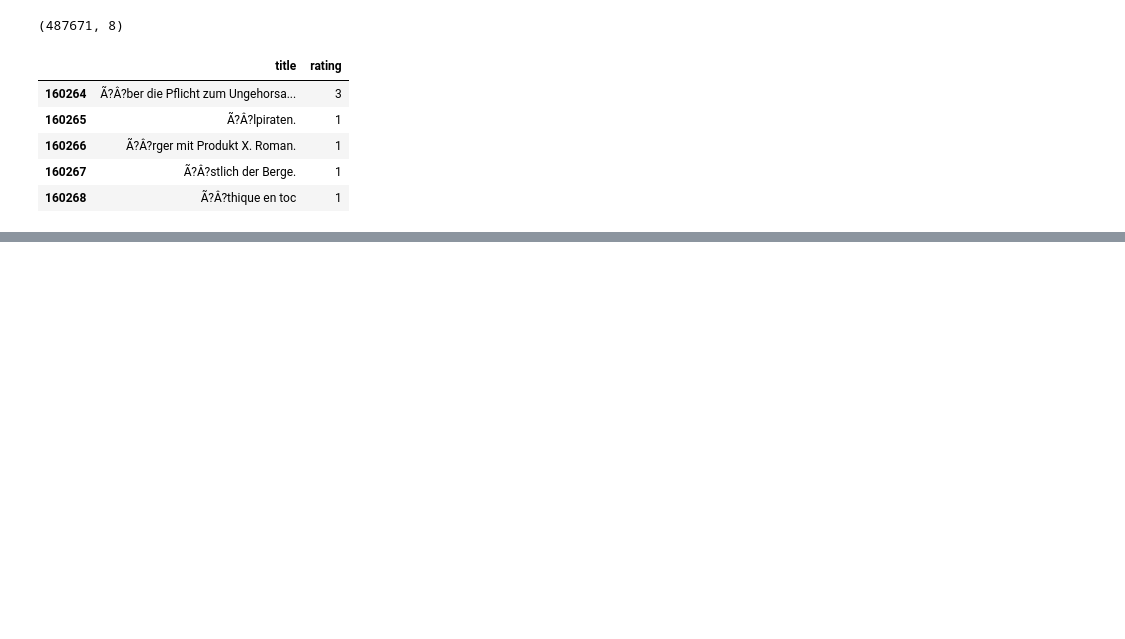
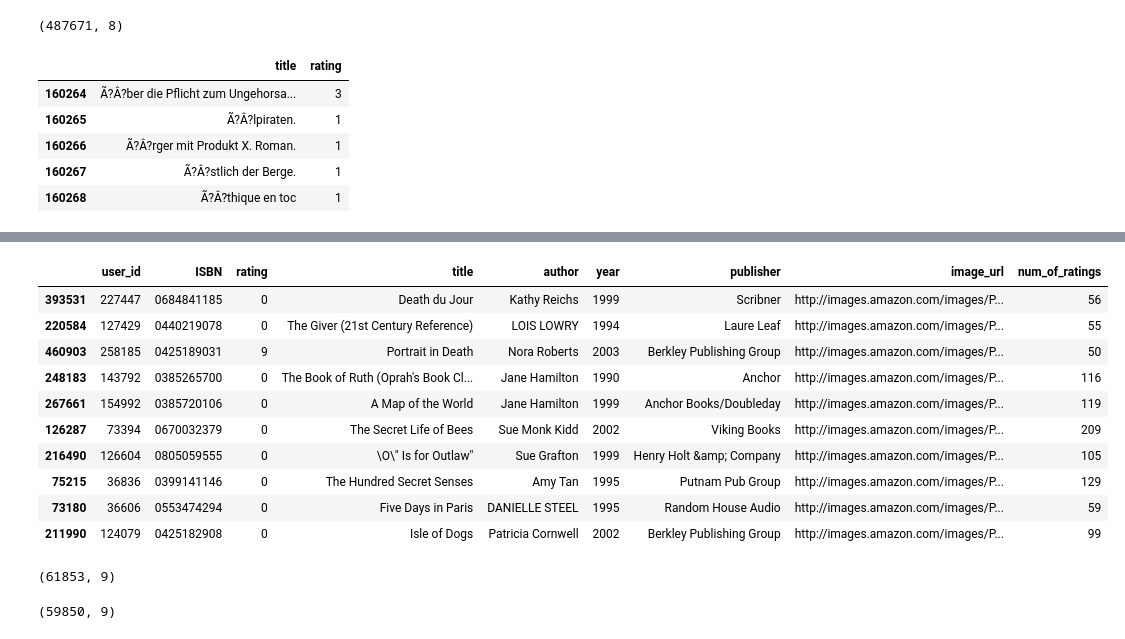
Before and after one commit to vikasjangidmk/Book-Recommender-Systerm-Project-Ineuron, a Jupyter notebook: Book_Recommernder.ipynb, the cells around one changed output, grey strips where cells are left out. Saved outputs shown, nothing was run; the diff lists cells and outputs as text; code cells hidden in the pictures; blank space fills up the shorter version.

```diff
--- a/Book_Recommernder.ipynb
+++ b/Book_Recommernder.ipynb
@@ -218,3 +218,6 @@ num_rating.tail()
 | 160266 | Ã?Â?rger mit Produkt X. Roman. | 1 |
 | 160267 | Ã?Â?stlich der Berge. | 1 |
 | 160268 | Ã?Â?thique en toc | 1 |
+# %%
+num_rating.rename(columns={
+    'rating':'num_of_ratings'}, inplace=True)
@@ -220,0 +242,2 @@ num_rating.tail()
+# %%
+final_rating = ratings_with_books.merge(num_rating, on='title')
@@ -220,0 +257,2 @@ num_rating.tail()
+# %%
+final_rating = final_rating[final_rating['num_of_ratings']>=50]
@@ -220,0 +268,18 @@ num_rating.tail()
+# %%
+final_rating.sample(10)
+# %% [output]
+|  | user_id | ISBN | rating | title | author | year | publisher | image_url | num_of_ratings |
+| 393531 | 227447 | 0684841185 | 0 | Death du Jour | Kathy Reichs | 1999 | Scribner | http://images.amazon.com/images/P... | 56 |
+| 220584 | 127429 | 0440219078 | 0 | The Giver (21st Century Reference) | LOIS LOWRY | 1994 | Laure Leaf | http://images.amazon.com/images/P... | 55 |
+| 460903 | 258185 | 0425189031 | 9 | Portrait in Death | Nora Roberts | 2003 | Berkley Publishing Group | http://images.amazon.com/images/P... | 50 |
+| 248183 | 143792 | 0385265700 | 0 | The Book of Ruth (Oprah's Book Cl... | Jane Hamilton | 1990 | Anchor | http://images.amazon.com/images/P... | 116 |
+| 267661 | 154992 | 0385720106 | 0 | A Map of the World | Jane Hamilton | 1999 | Anchor Books/Doubleday | http://images.amazon.com/images/P... | 119 |
+| 126287 | 73394 | 0670032379 | 0 | The Secret Life of Bees | Sue Monk Kidd | 2002 | Viking Books | http://images.amazon.com/images/P... | 209 |
+| 216490 | 126604 | 0805059555 | 0 | \O\" Is for Outlaw" | Sue Grafton | 1999 | Henry Holt &amp; Company | http://images.amazon.com/images/P... | 105 |
+| 75215 | 36836 | 0399141146 | 0 | The Hundred Secret Senses | Amy Tan | 1995 | Putnam Pub Group | http://images.amazon.com/images/P... | 129 |
+| 73180 | 36606 | 0553474294 | 0 | Five Days in Paris | DANIELLE STEEL | 1995 | Random House Audio | http://images.amazon.com/images/P... | 59 |
+| 211990 | 124079 | 0425182908 | 0 | Isle of Dogs | Patricia Cornwell | 2002 | Berkley Publishing Group | http://images.amazon.com/images/P... | 99 |
+# %%
+final_rating.shape
+# %% [output]
+(61853, 9)
@@ -220,0 +288,4 @@ num_rating.tail()
+# %%
+final_rating.shape
+# %% [output]
+(59850, 9)
```
Also changed, not shown: parts of 7 cells of this notebook.
